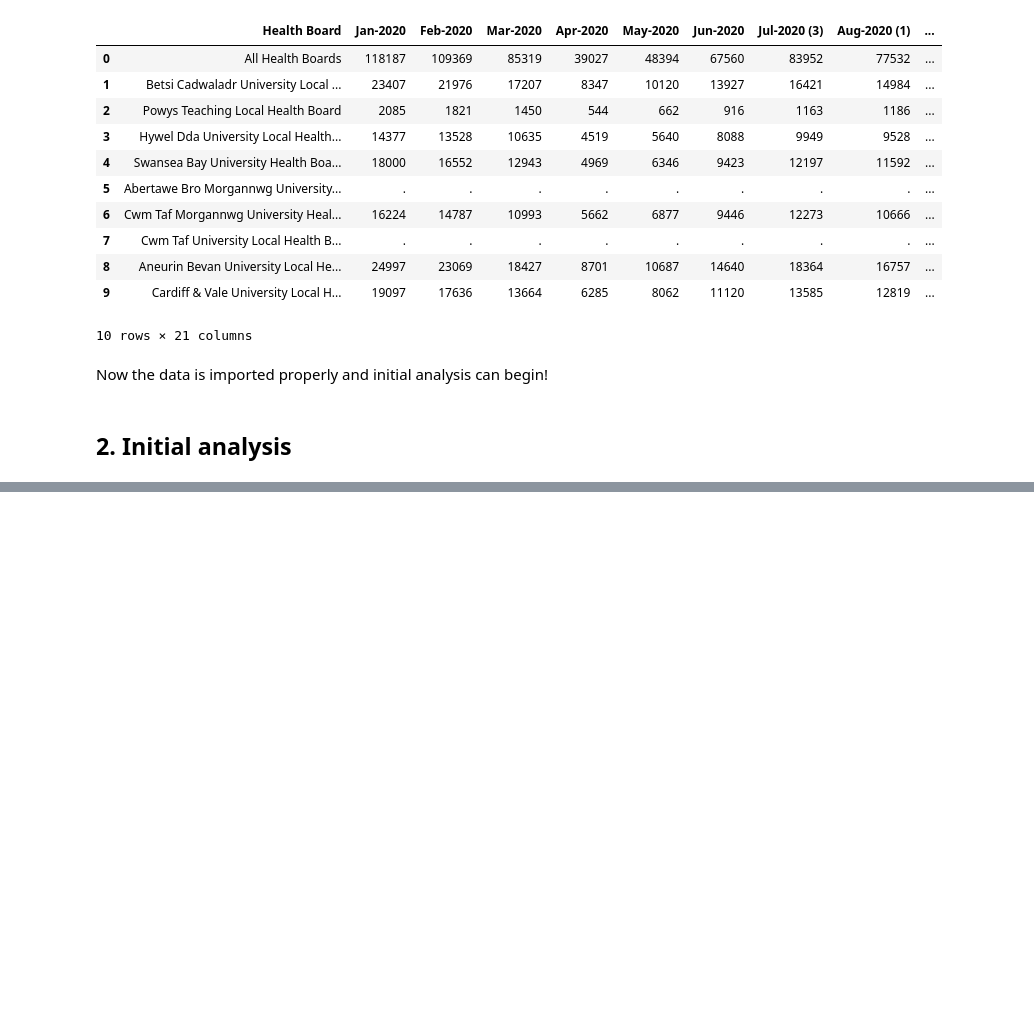
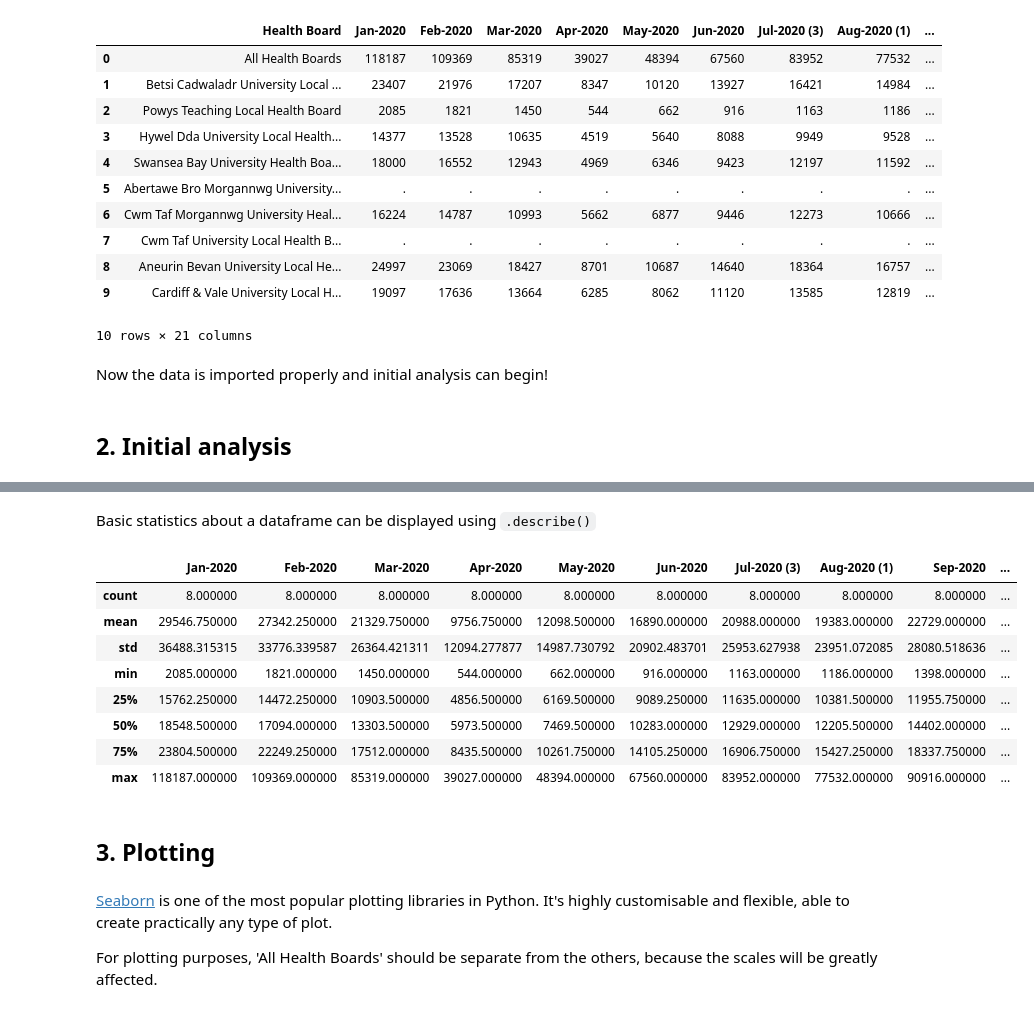
Before and after one commit to EIncze/PythonTutorial, a Jupyter notebook: 02Dataframes.ipynb, the cells around one changed output, grey strips where cells are left out. Cells and saved outputs as stored; diff of their text form; code cells hidden in the pictures; blank space fills up the shorter version.

```diff
--- a/02Dataframes.ipynb
+++ b/02Dataframes.ipynb
@@ -48,9 +48,7 @@ Index(['Unnamed: 0', 'Unnamed: 1', 'Jan-2020 ', 'Feb-2020 ', 'Mar-2020 ',
 # %% [markdown]
 Either the column name or its position in this list can be used to drop it. The line below uses its name:
 # %%
-data.drop(columns='Unnamed: 0',
-          inplace=True)                   # the 'inplace' parameter means that this function modifies the actual dataframe,
-                                          # by default it returns a new dataframe
+data.drop(columns='Unnamed: 0', inplace=True) # The 'inplace' parameter means that this function modifies the actual dataframe, by default it returns a new dataframe
 # %%
 data
 # %% [output]
@@ -67,8 +65,7 @@ data
 | 9 | Cardiff & Vale University Local H... | 19097 | 17636 | 13664 | 6285 | 8062 | 11120 | 13585 | 12819 | ... |
 10 rows × 21 columns
 # %%
-data.rename(columns= {'Unnamed: 1':'Health Board'}
-            , inplace=True)
+data.rename(columns= {'Unnamed: 1':'Health Board'}, inplace=True)
 # %%
 data
 # %% [output]
@@ -143,0 +164,20 @@ memory usage: 1.7+ KB
+# %% [markdown]
+Basic statistics about a dataframe can be displayed using `.describe()`
+# %%
+data.describe()
+# %% [output]
+|  | Jan-2020 | Feb-2020 | Mar-2020 | Apr-2020 | May-2020 | Jun-2020 | Jul-2020 (3) | Aug-2020 (1) | Sep-2020 | ... |
+| count | 8.000000 | 8.000000 | 8.000000 | 8.000000 | 8.000000 | 8.000000 | 8.000000 | 8.000000 | 8.000000 | ... |
+| mean | 29546.750000 | 27342.250000 | 21329.750000 | 9756.750000 | 12098.500000 | 16890.000000 | 20988.000000 | 19383.000000 | 22729.000000 | ... |
+| std | 36488.315315 | 33776.339587 | 26364.421311 | 12094.277877 | 14987.730792 | 20902.483701 | 25953.627938 | 23951.072085 | 28080.518636 | ... |
+| min | 2085.000000 | 1821.000000 | 1450.000000 | 544.000000 | 662.000000 | 916.000000 | 1163.000000 | 1186.000000 | 1398.000000 | ... |
+| 25% | 15762.250000 | 14472.250000 | 10903.500000 | 4856.500000 | 6169.500000 | 9089.250000 | 11635.000000 | 10381.500000 | 11955.750000 | ... |
+| 50% | 18548.500000 | 17094.000000 | 13303.500000 | 5973.500000 | 7469.500000 | 10283.000000 | 12929.000000 | 12205.500000 | 14402.000000 | ... |
+| 75% | 23804.500000 | 22249.250000 | 17512.000000 | 8435.500000 | 10261.750000 | 14105.250000 | 16906.750000 | 15427.250000 | 18337.750000 | ... |
+| max | 118187.000000 | 109369.000000 | 85319.000000 | 39027.000000 | 48394.000000 | 67560.000000 | 83952.000000 | 77532.000000 | 90916.000000 | ... |
+# %% [markdown]
+## 3. Plotting
+# %% [markdown]
+[Seaborn](https://seaborn.pydata.org/introduction.html) is one of the most popular plotting libraries in Python. It's highly customisable and flexible, able to create practically any type of plot.
+
+For plotting purposes, 'All Health Boards' should be separate from the others, because the scales will be greatly affected.
```
Also changed, not shown: parts of 11 cells of this notebook.
